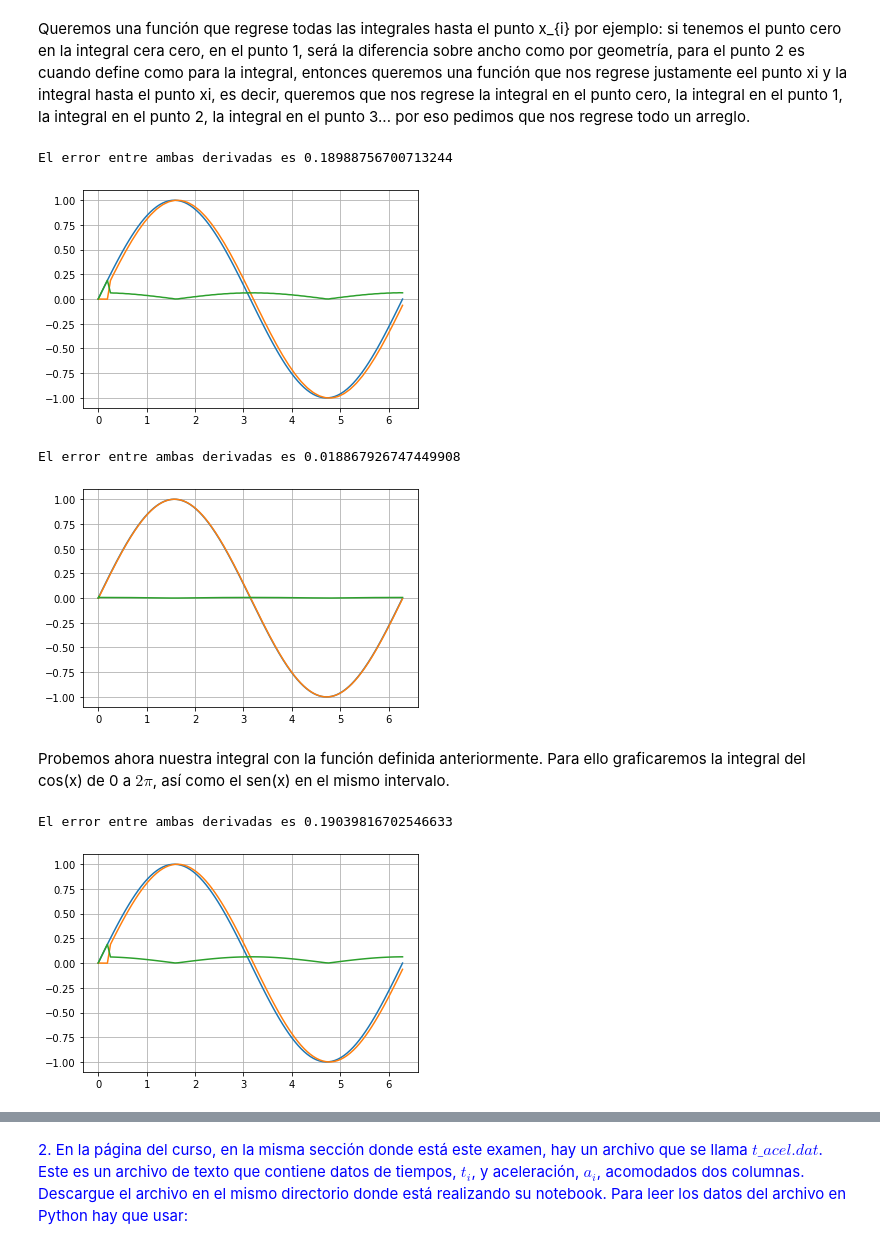
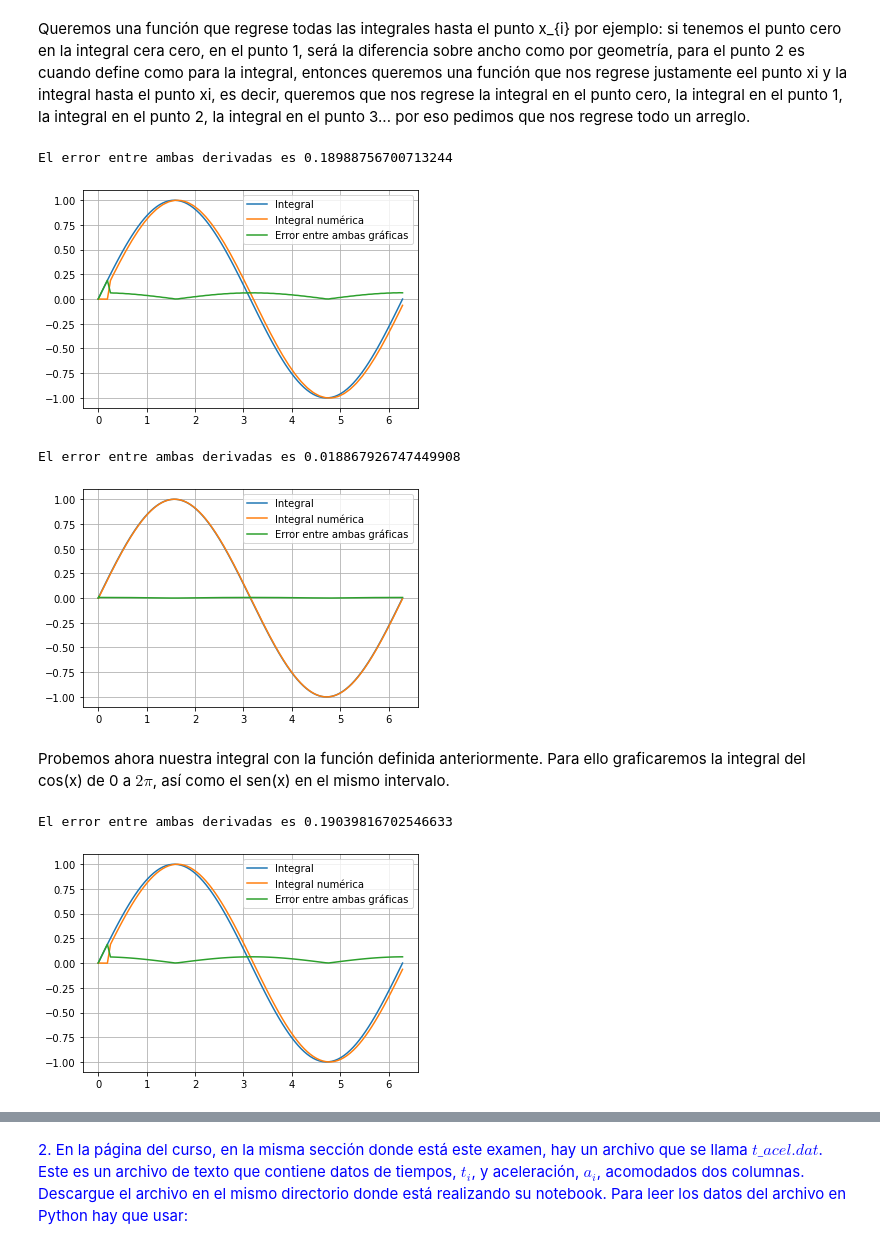
Before and after one commit to Sandiihers/Tareas-de-Fisica-Computacional, a Jupyter notebook: Examen 1-Hernández Ramos Sandra Python .ipynb, the cells around one changed output, grey strips where cells are left out. Saved outputs shown, nothing was run; the diff lists cells and outputs as text; code cells hidden in the pictures.

```diff
--- a/Examen 1-Hernández Ramos Sandra Python .ipynb
+++ b/Examen 1-Hernández Ramos Sandra Python .ipynb
@@ -58,44 +58,49 @@ def newfuncion(x,f):
                         F[i]=p+(h/48)*(23*f[0] + 26*f[1] - 4*f[2] + 6*f[3] -3*f[4])+fronteras
     return F
 # %%
-#Definimos nuestra malla
-x = linspace(0,2*pi,100)
-y_integral = np.sin(x)
-y_integral_numerica = newfuncion(x,np.cos(x))
+#Tenemos nuestra malla
+x = linspace(0,2*pi,100) # linspace(inicio,final,numero de puntos)
+y_integral = np.sin(x) #integral de cos(x)
+y_integral_numerica = newfuncion(x,np.cos(x)) #integral numérica, es decir, la obtenida con el algoritmo
 error=abs(y_integral- y_integral_numerica)
-#Graficamos la integral del Coseno punto a punto, es decir el Seno evaluado en la malla
-plot(x,y_integral)
+#Graficamos
+plot(x,y_integral, label='Integral')
 #Graficamos la integral punto a punto del coseno con funcion1
-plot(x,y_integral_numerica)
+plot(x,y_integral_numerica,label='Integral numérica')
 plot(x,error,label='Error entre ambas gráficas')
 print("El error entre ambas derivadas es",max(error))
+legend()
 grid()
 show()
+#I=y_integral_numerica
+#print('{:^20}{:^20}'.format('x_i','Integral en x_i'))
+#for i in range (len(I)):
+    #print('{:^20}{:^20}'.format(x[i],I[i]))
 # %% [output]
 El error entre ambas derivadas es 0.18988756700713244
-[figure, old version]
+[figure, new version]
 # %%
-#Definimos nuestra malla
-x=linspace(0,2*pi,1000)
-y_integral = np.sin(x)
-y_integral_numerica = newfuncion(x,np.cos(x))
+#Tenemos nuestra malla
+x = linspace(0,2*pi,1000) # linspace(inicio,final,numero de puntos)
+y_integral = np.sin(x) #integral de cos(x)
+y_integral_numerica = newfuncion(x,np.cos(x)) #integral numérica, es decir, la obtenida con el algoritmo
 error=abs(y_integral- y_integral_numerica)
-#Graficamos la integral del Coseno punto a punto, es decir el Seno evaluado en la malla
-plot(x,np.sin(x))
+#Graficamos
+plot(x,y_integral, label='Integral')
 #Graficamos la integral punto a punto del coseno con funcion1
-plot(x,funcion1(x,np.cos(x)))
-#s=m[:,1]
-#m=funcion1(x,np.cos(x))
-#print('{:^20}{:^20}'.format(r'x_i','Integral en x_i'))
-#for i in range (len(m)):
-    #print('{:^20}{:^20}'.format(x[i],m[i]))
+plot(x,y_integral_numerica,label='Integral numérica')
 plot(x,error,label='Error entre ambas gráficas')
 print("El error entre ambas derivadas es",max(error))
+legend()
 grid()
 show()
+#I=y_integral_numerica
+#print('{:^20}{:^20}'.format('x_i','Integral en x_i'))
+#for i in range (len(I)):
+    #print('{:^20}{:^20}'.format(x[i],I[i]))
 # %% [output]
 El error entre ambas derivadas es 0.018867926747449908
-[figure, old version]
+[figure, new version]
 # %%
 #Definimos una función que nos calcule la integral hasta el punto $x_{i}$
 def funcion1(x,f):
@@ -137,14 +142,19 @@ y_integral = np.sin(x) #integral de cos(x)
 y_integral_numerica = funcion1(x,np.cos(x)) #integral numérica, es decir, la obtenida con el algoritmo
 error=abs(y_integral- y_integral_numerica)
 #Graficamos
-plot(x,y_integral, label"Integral)
+plot(x,y_integral, label='Integral')
 #Graficamos la integral punto a punto del coseno con funcion1
-plot(x,y_integral_numerica)
+plot(x,y_integral_numerica,label='Integral numérica')
 plot(x,error,label='Error entre ambas gráficas')
 print("El error entre ambas derivadas es",max(error))
+legend()
 grid()
 show()
+#I=y_integral_numerica
+#print('{:^20}{:^20}'.format('x_i','Integral en x_i'))
+#for i in range (len(I)):
+    #print('{:^20}{:^20}'.format(x[i],I[i]))
 # %% [output]
 El error entre ambas derivadas es 0.19039816702546633
-[figure, old version]
+[figure, new version]
 # %%
```
Also changed, not shown: parts of 23 cells of this notebook.
